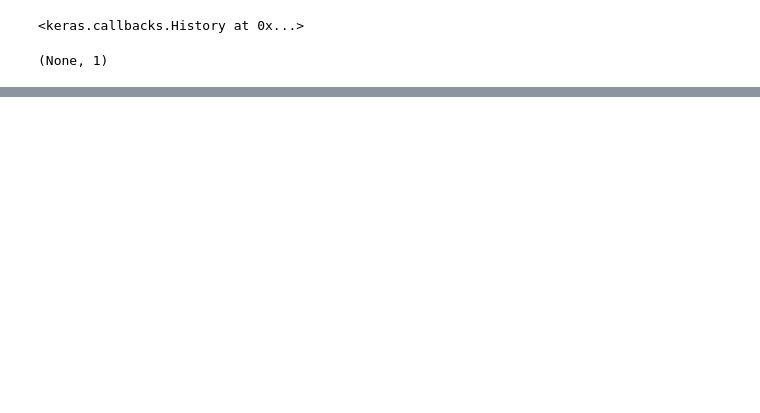
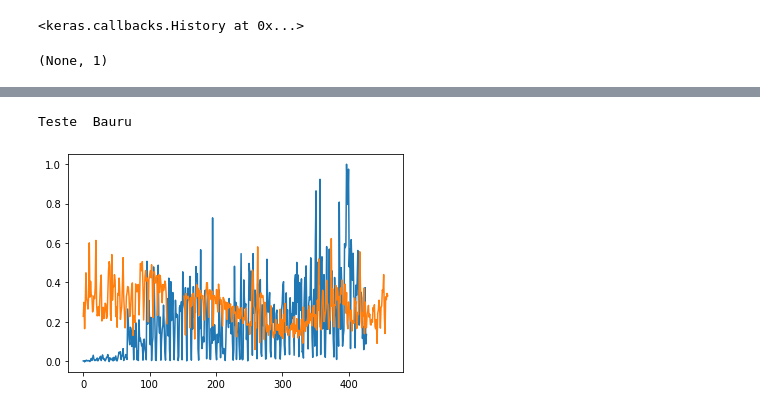
Before and after one commit to miguelguida/mc886-final-project, a Jupyter notebook: estudo_de_relacoes-greral-tentativa.ipynb, the cells around one changed output, grey strips where cells are left out. Drawn from its saved outputs; the diff is of its cells as text; code cells hidden in the pictures; blank space fills up the shorter version.

```diff
--- a/estudo_de_relacoes-greral-tentativa.ipynb
+++ b/estudo_de_relacoes-greral-tentativa.ipynb
@@ -457,0 +559,12 @@ Teste  State of Tocantins
+# %%
+Xc_test = mobility_ct_dict['Bauru'][-460:,:]
+Yc_test = cases_ct_dict['Bauru'][-460:]
+Yc_test = Yc_test.reshape((len(Yc_test),1))
+print("Teste ",'Bauru')
+predict = city_model.predict(Xc_test)
+plt.plot(Yc_test)
+plt.plot(predict)
+plt.show()
+# %% [output]
+Teste  Bauru
+[figure, added]
```
Also changed, not shown: parts of 31 cells of this notebook.
